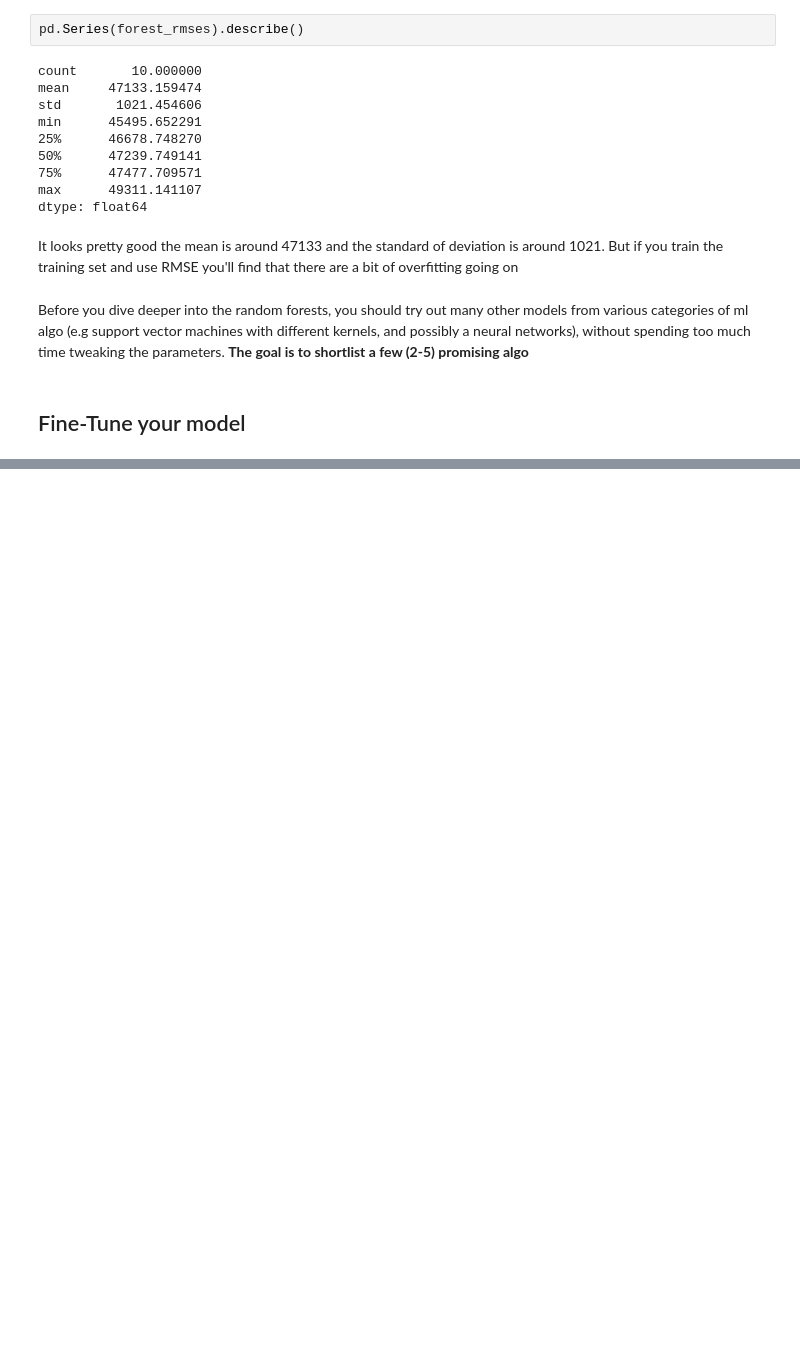
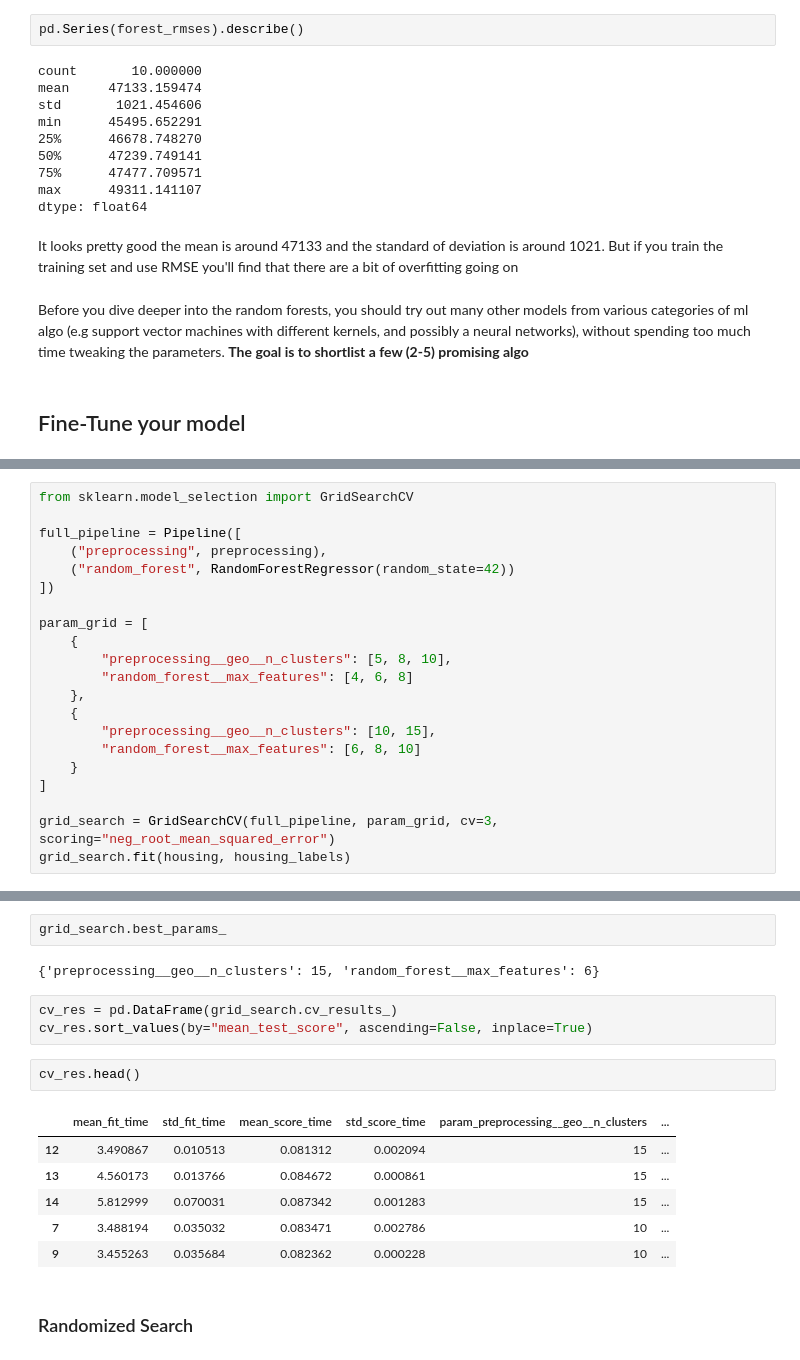
Before and after one commit to BinniesLite/ml_stuff, a Jupyter notebook: c1_end_to_end/proj.ipynb, the cells around one changed output, grey strips where cells are left out. Cells and saved outputs as stored; diff of their text form; blank space fills up the shorter version.

```diff
--- a/c1_end_to_end/proj.ipynb
+++ b/c1_end_to_end/proj.ipynb
@@ -646,0 +650,21 @@ Before you dive deeper into the random forests, you should try out many other mo
+# %%
+from sklearn.model_selection import GridSearchCV
+
+full_pipeline = Pipeline([
+    ("preprocessing", preprocessing),
+    ("random_forest", RandomForestRegressor(random_state=42))
+])
+
+param_grid = [
+    {
+        "preprocessing__geo__n_clusters": [5, 8, 10],
+        "random_forest__max_features": [4, 6, 8]
+    },
+    {
+        "preprocessing__geo__n_clusters": [10, 15],
+        "random_forest__max_features": [6, 8, 10]
+    }
+]
+
+grid_search = GridSearchCV(full_pipeline, param_grid, cv=3, scoring="neg_root_mean_squared_error")
+grid_search.fit(housing, housing_labels)
@@ -646,0 +691,18 @@ Before you dive deeper into the random forests, you should try out many other mo
+# %%
+grid_search.best_params_
+# %% [output]
+{'preprocessing__geo__n_clusters': 15, 'random_forest__max_features': 6}
+# %%
+cv_res = pd.DataFrame(grid_search.cv_results_)
+cv_res.sort_values(by="mean_test_score", ascending=False, inplace=True)
+# %%
+cv_res.head()
+# %% [output]
+|  | mean_fit_time | std_fit_time | mean_score_time | std_score_time | param_preprocessing__geo__n_clusters | ... |
+| 12 | 3.490867 | 0.010513 | 0.081312 | 0.002094 | 15 | ... |
+| 13 | 4.560173 | 0.013766 | 0.084672 | 0.000861 | 15 | ... |
+| 14 | 5.812999 | 0.070031 | 0.087342 | 0.001283 | 15 | ... |
+| 7 | 3.488194 | 0.035032 | 0.083471 | 0.002786 | 10 | ... |
+| 9 | 3.455263 | 0.035684 | 0.082362 | 0.000228 | 10 | ... |
+# %% [markdown]
+### Randomized Search
```
Also changed, not shown: parts of 21 cells of this notebook, 2 other files.
